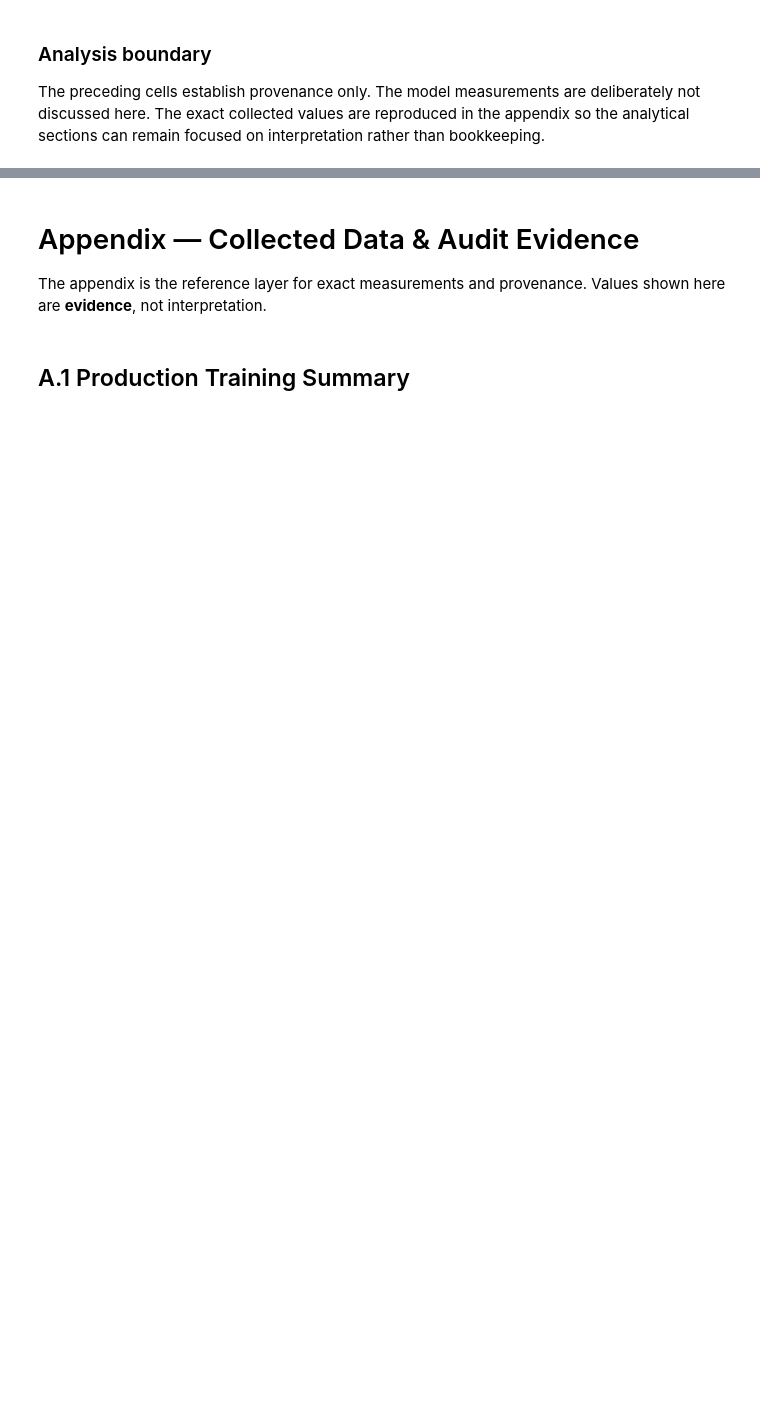
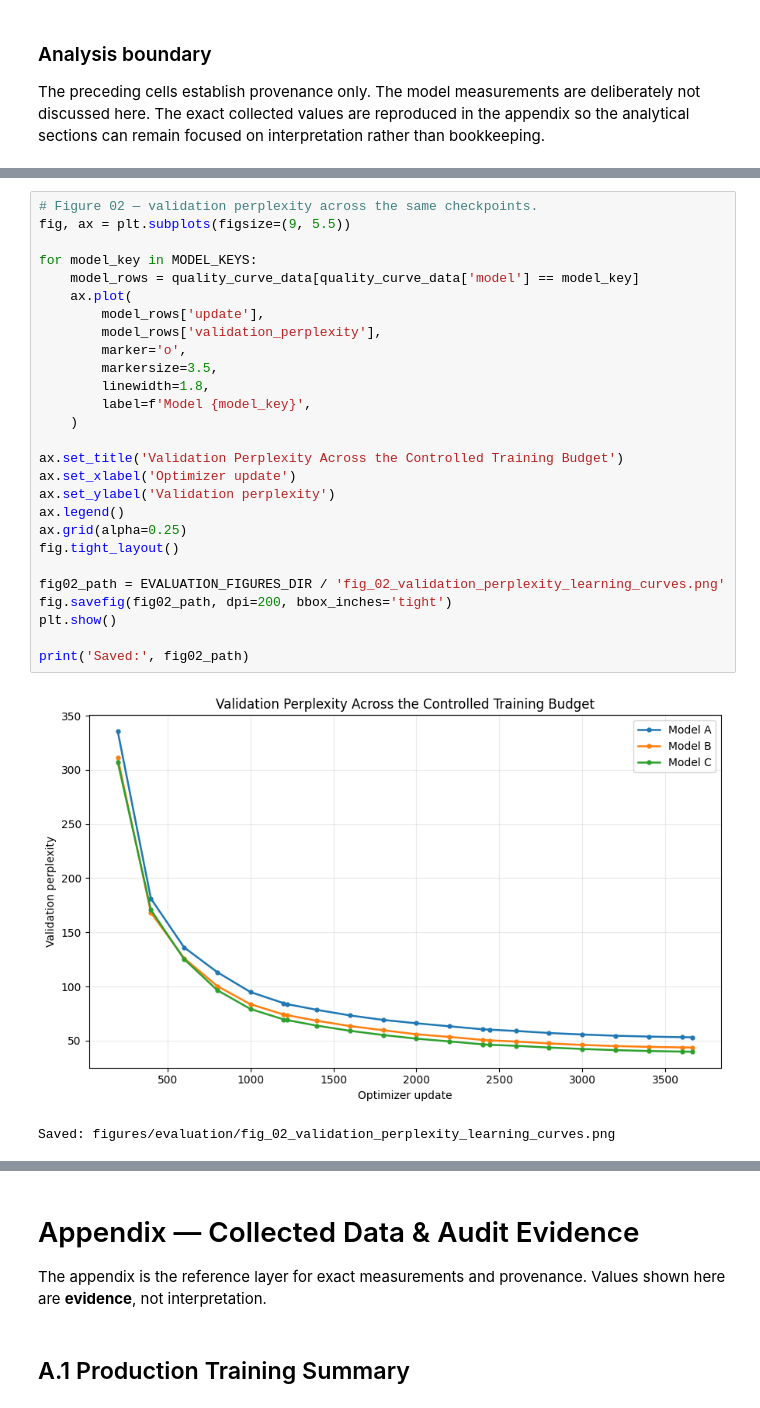
Before and after one commit to traderjohnd/foundation-model-from-scratch, a Jupyter notebook: notebooks/05_evaluation_&_scaling.ipynb, the cells around one changed output, grey strips where cells are left out. Cells and saved outputs as stored; diff of their text form; blank space fills up the shorter version.

```diff
--- a/notebooks/05_evaluation_&_scaling.ipynb
+++ b/notebooks/05_evaluation_&_scaling.ipynb
@@ -148,0 +476,30 @@ _This section will consolidate the experimental answer, practical tradeoffs, lim
+# %%
+# Figure 02 — validation perplexity across the same checkpoints.
+fig, ax = plt.subplots(figsize=(9, 5.5))
+
+for model_key in MODEL_KEYS:
+    model_rows = quality_curve_data[quality_curve_data['model'] == model_key]
+    ax.plot(
+        model_rows['update'],
+        model_rows['validation_perplexity'],
+        marker='o',
+        markersize=3.5,
+        linewidth=1.8,
+        label=f'Model {model_key}',
+    )
+
+ax.set_title('Validation Perplexity Across the Controlled Training Budget')
+ax.set_xlabel('Optimizer update')
+ax.set_ylabel('Validation perplexity')
+ax.legend()
+ax.grid(alpha=0.25)
+fig.tight_layout()
+
+fig02_path = EVALUATION_FIGURES_DIR / 'fig_02_validation_perplexity_learning_curves.png'
+fig.savefig(fig02_path, dpi=200, bbox_inches='tight')
+plt.show()
+
+print('Saved:', fig02_path)
+# %% [output]
+[figure, added]
+Saved: figures/evaluation/fig_02_validation_perplexity_learning_curves.png
```
Also changed, not shown: parts of 99 cells of this notebook.
